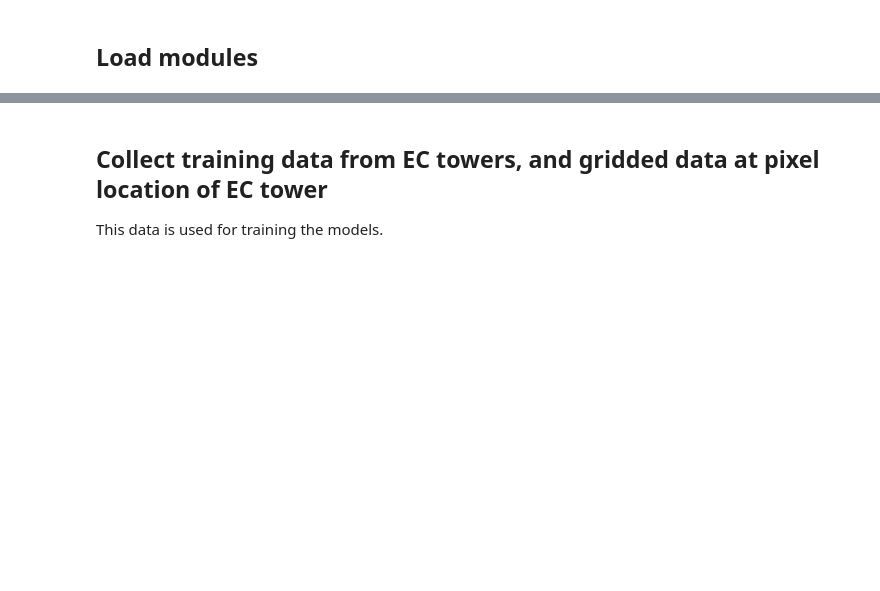
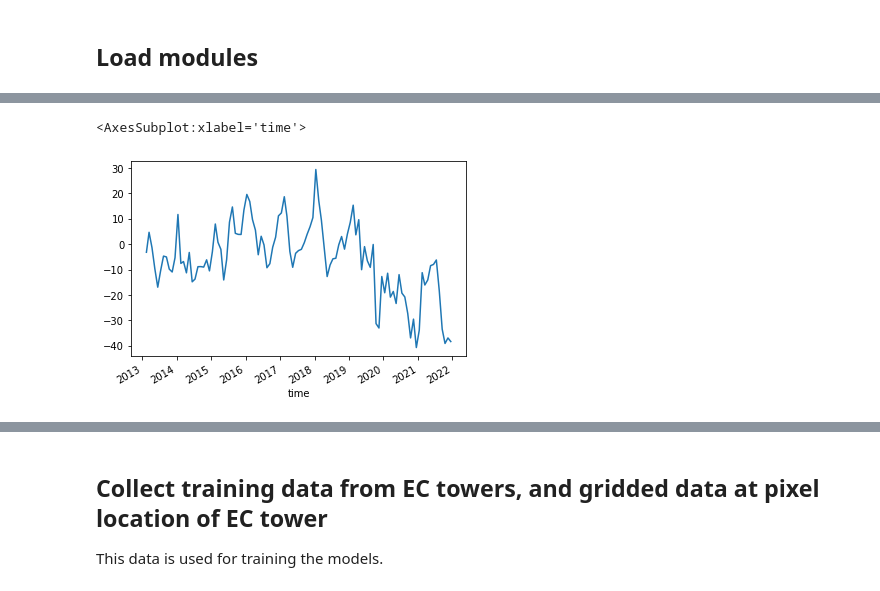
Before and after one commit to cbur24/NEE_modelling, a Jupyter notebook: 2_Extract_EC_and_gridded_data.ipynb, the cells around one changed output, grey strips where cells are left out. Saved outputs shown, nothing was run; the diff lists cells and outputs as text; code cells hidden in the pictures; blank space fills up the shorter version.

```diff
--- a/2_Extract_EC_and_gridded_data.ipynb
+++ b/2_Extract_EC_and_gridded_data.ipynb
@@ -16,0 +43,5 @@ flux = xr.open_dataset(base+'Emerald/2022_v1/L6/default/Emerald_L6_20110610_2013
+# %%
+flux.NEE_SOLO_EC.plot()
+# %% [output]
+<AxesSubplot:xlabel='time'>
+[figure, added]
```
Also changed, not shown: parts of 8 cells of this notebook, 4 other files.
